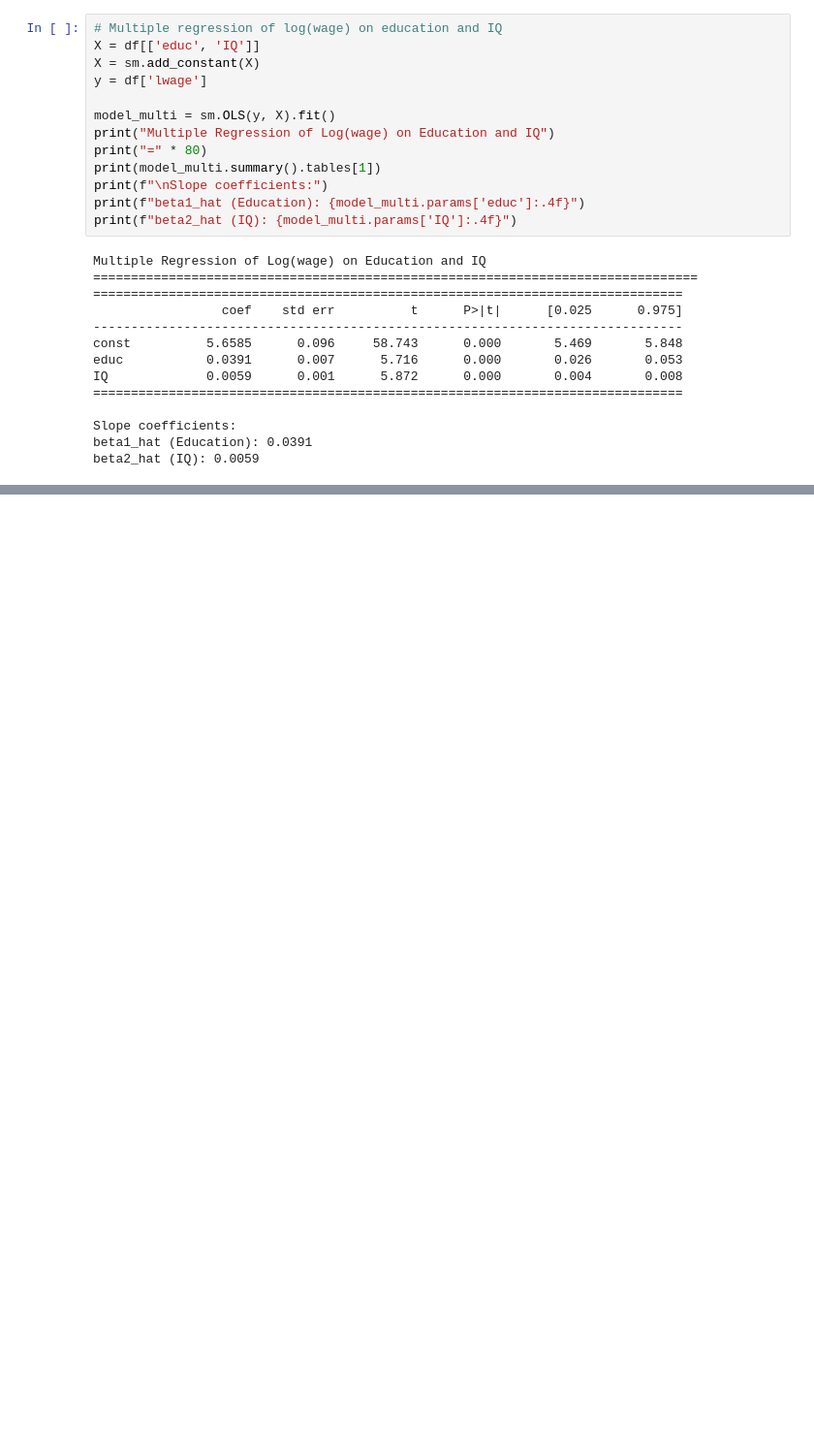
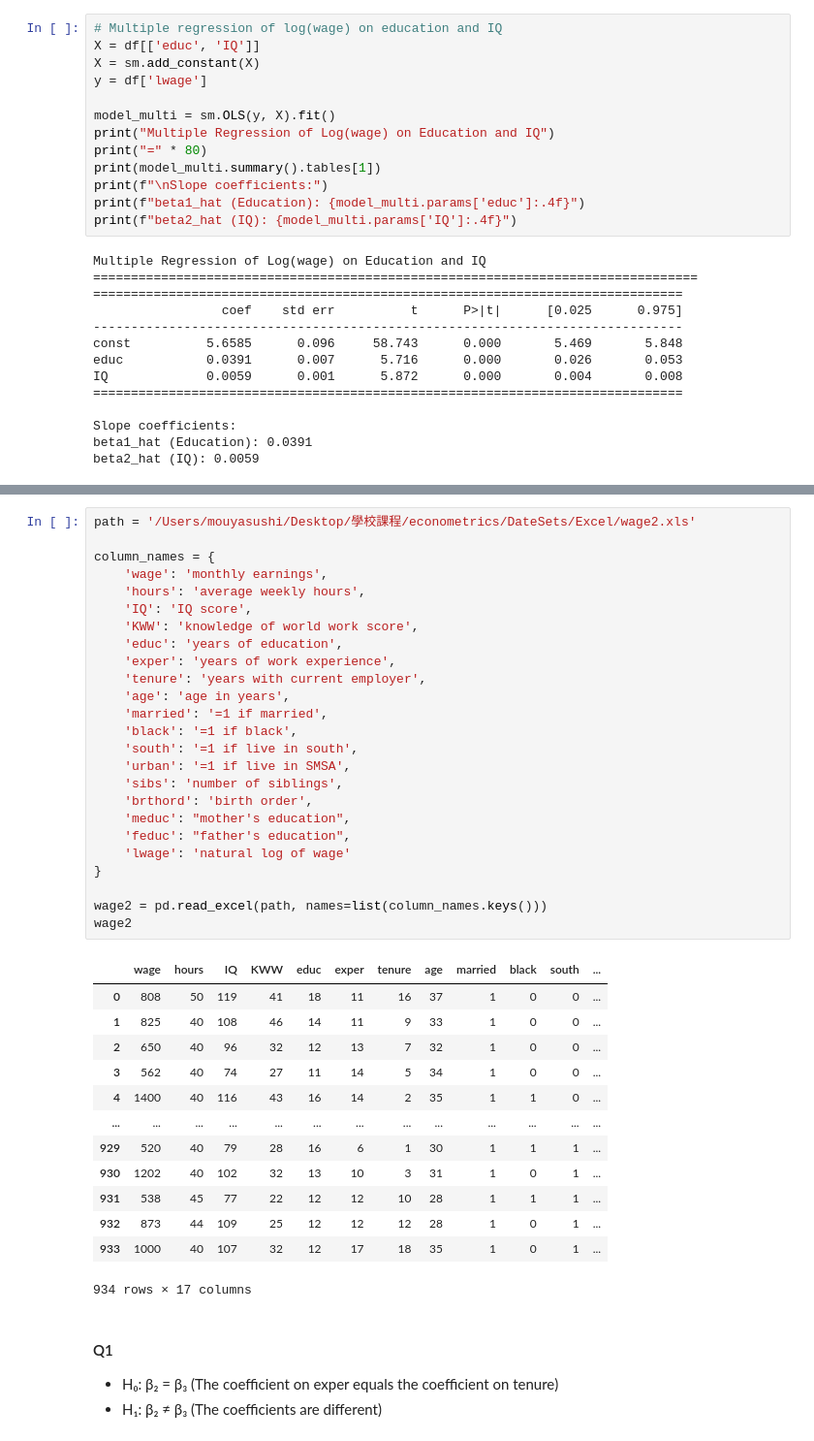
Before and after one commit to adenmao1202/skl_courses, a Jupyter notebook: econometrics/lab_hw1.ipynb, the cells around one changed output, grey strips where cells are left out. Shown at 97% size. Drawn from its saved outputs; the diff is of its cells as text; blank space fills up the shorter version.

```diff
--- a/econometrics/lab_hw1.ipynb
+++ b/econometrics/lab_hw1.ipynb
@@ -249 +422,44 @@ result : 0.0598 ≈ 0.0391 + 0.0059 * 3.5328
+# %%
+path = '/Users/mouyasushi/Desktop/學校課程/econometrics/DateSets/Excel/wage2.xls'
+
+column_names = {
+    'wage': 'monthly earnings',
+    'hours': 'average weekly hours',
+    'IQ': 'IQ score',
+    'KWW': 'knowledge of world work score',
+    'educ': 'years of education',
+    'exper': 'years of work experience',
+    'tenure': 'years with current employer',
+    'age': 'age in years',
+    'married': '=1 if married',
+    'black': '=1 if black',
+    'south': '=1 if live in south',
+    'urban': '=1 if live in SMSA',
+    'sibs': 'number of siblings',
+    'brthord': 'birth order',
+    'meduc': "mother's education",
+    'feduc': "father's education",
+    'lwage': 'natural log of wage'
+}
+
+wage2 = pd.read_excel(path, names=list(column_names.keys()))
+wage2
+# %% [output]
+|  | wage | hours | IQ | KWW | educ | exper | tenure | age | married | black | south | ... |
+| 0 | 808 | 50 | 119 | 41 | 18 | 11 | 16 | 37 | 1 | 0 | 0 | ... |
+| 1 | 825 | 40 | 108 | 46 | 14 | 11 | 9 | 33 | 1 | 0 | 0 | ... |
+| 2 | 650 | 40 | 96 | 32 | 12 | 13 | 7 | 32 | 1 | 0 | 0 | ... |
+| 3 | 562 | 40 | 74 | 27 | 11 | 14 | 5 | 34 | 1 | 0 | 0 | ... |
+| 4 | 1400 | 40 | 116 | 43 | 16 | 14 | 2 | 35 | 1 | 1 | 0 | ... |
+| ... | ... | ... | ... | ... | ... | ... | ... | ... | ... | ... | ... | ... |
+| 929 | 520 | 40 | 79 | 28 | 16 | 6 | 1 | 30 | 1 | 1 | 1 | ... |
+| 930 | 1202 | 40 | 102 | 32 | 13 | 10 | 3 | 31 | 1 | 0 | 1 | ... |
+| 931 | 538 | 45 | 77 | 22 | 12 | 12 | 10 | 28 | 1 | 1 | 1 | ... |
+| 932 | 873 | 44 | 109 | 25 | 12 | 12 | 12 | 28 | 1 | 0 | 1 | ... |
+| 933 | 1000 | 40 | 107 | 32 | 12 | 17 | 18 | 35 | 1 | 0 | 1 | ... |
+934 rows × 17 columns
+# %% [markdown]
+#### Q1
+- H₀: β₂ = β₃ (The coefficient on exper equals the coefficient on tenure)
+- H₁: β₂ ≠ β₃ (The coefficients are different)
 # %% [markdown]
```
Also changed, not shown: parts of 23 cells of this notebook, 6 other files.
